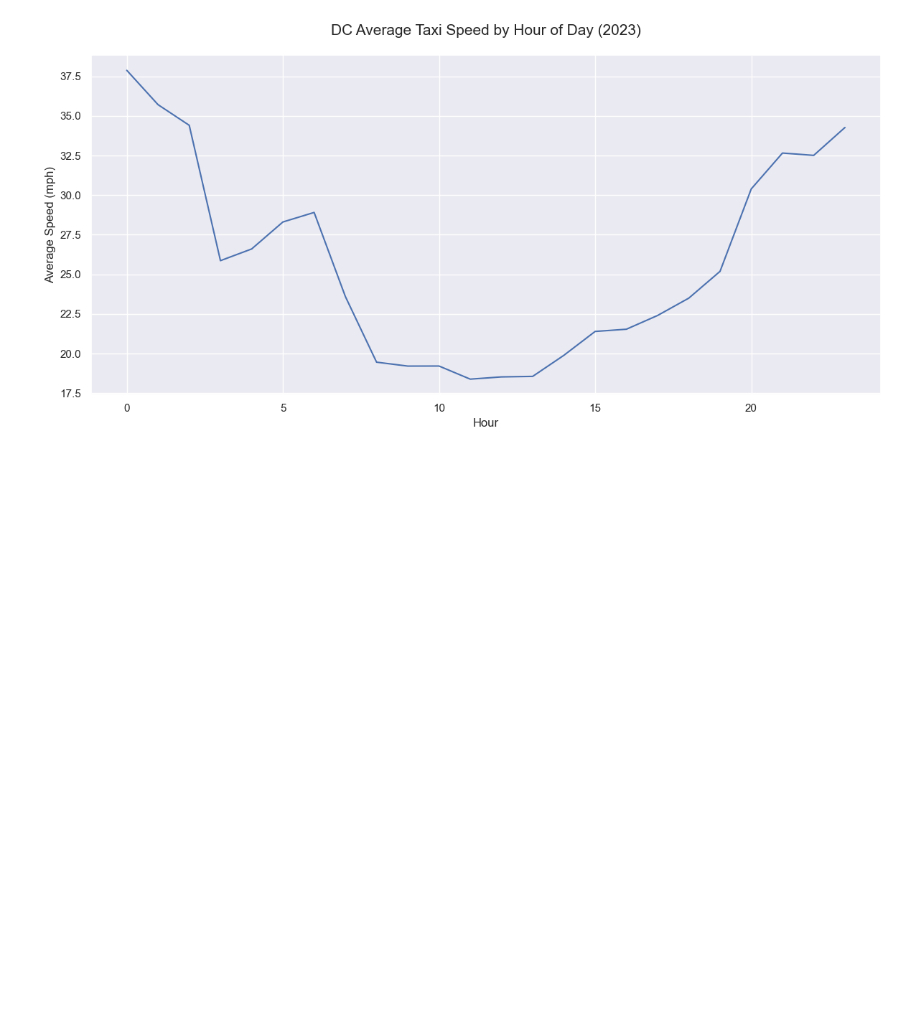
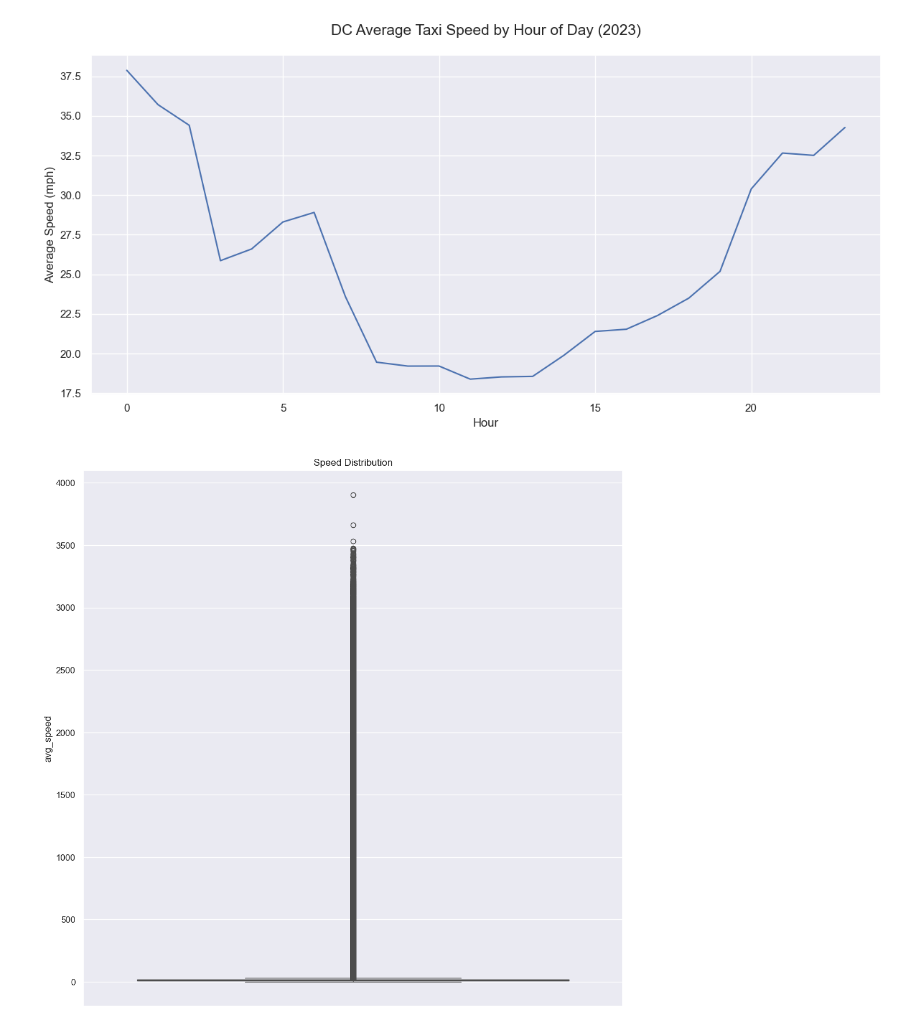
Before and after one commit to malamudj/taxi-washdc-analysis-demo, a Jupyter notebook: 2-transform-data-plot-viz.ipynb, the cells around one changed output. Saved outputs shown, nothing was run; the diff lists cells and outputs as text; code cells hidden in the pictures; blank space fills up the shorter version.

Commit message:
added new speed analysis componenets

```diff
--- a/2-transform-data-plot-viz.ipynb
+++ b/2-transform-data-plot-viz.ipynb
@@ -244,6 +247,6 @@ plt.tight_layout()
 # %%
 # remove outliers
-trip_speed = taxi_trips[
+trips_speed = taxi_trips[
     (taxi_trips["DURATION"] >= 30.0)
     & (taxi_trips["MILEAGE"] < 90)
     & (taxi_trips["MILEAGE"] != 0)
@@ -252,7 +255,7 @@ trip_speed = taxi_trips[
 ###### CHECK SLIDE WARNING - A value is trying to be set on a copy of a slice from a DataFrame. Try using .loc[row_indexer,col_indexer] = value instead
 # %%
 # calculate average trip speed
-trip_speed["avg_speed"] = (trip_speed["MILEAGE"] / trip_speed["DURATION"]) * 60 * 60
+trips_speed["avg_speed"] = (trips_speed["MILEAGE"] / trips_speed["DURATION"]) * 60 * 60
 # %% [output]
 A value is trying to be set on a copy of a slice from a DataFrame.
 Try using .loc[row_indexer,col_indexer] = value instead
@@ -305,3 +308,10 @@ plt.ylabel('Average Speed (mph)', fontsize=12)
 plt.tight_layout()
 # %% [output]
 [figure]
+# %%
+plt.figure(figsize=(12, 12))
+sns.boxplot(trips_speed.avg_speed)
+plt.title('Speed Distribution')
+plt.show()
+# %% [output]
+[figure, added]
```
Also changed, not shown: parts of 10 cells of this notebook.
